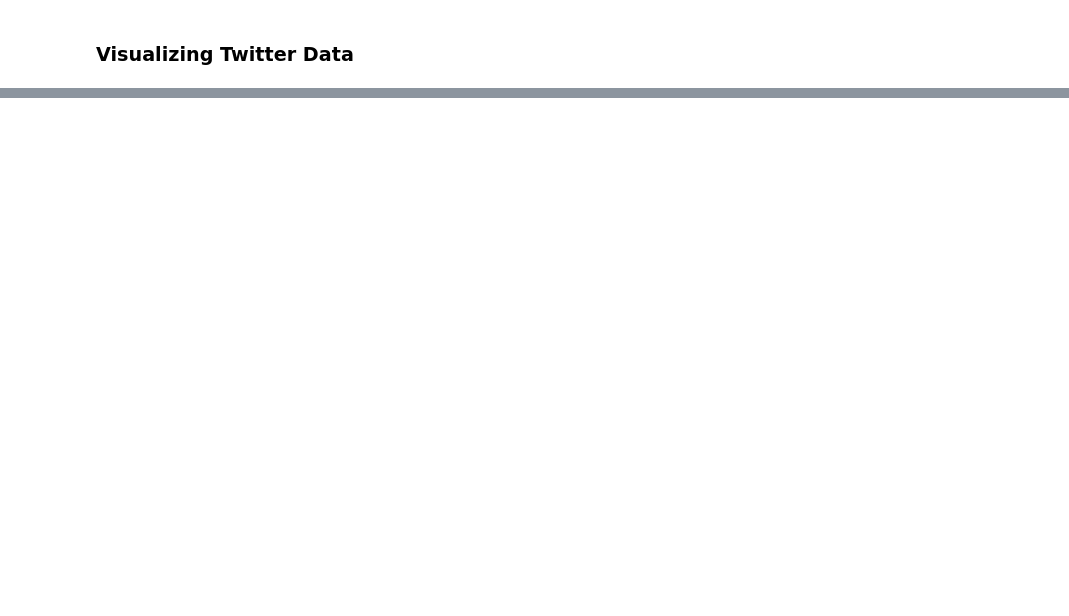
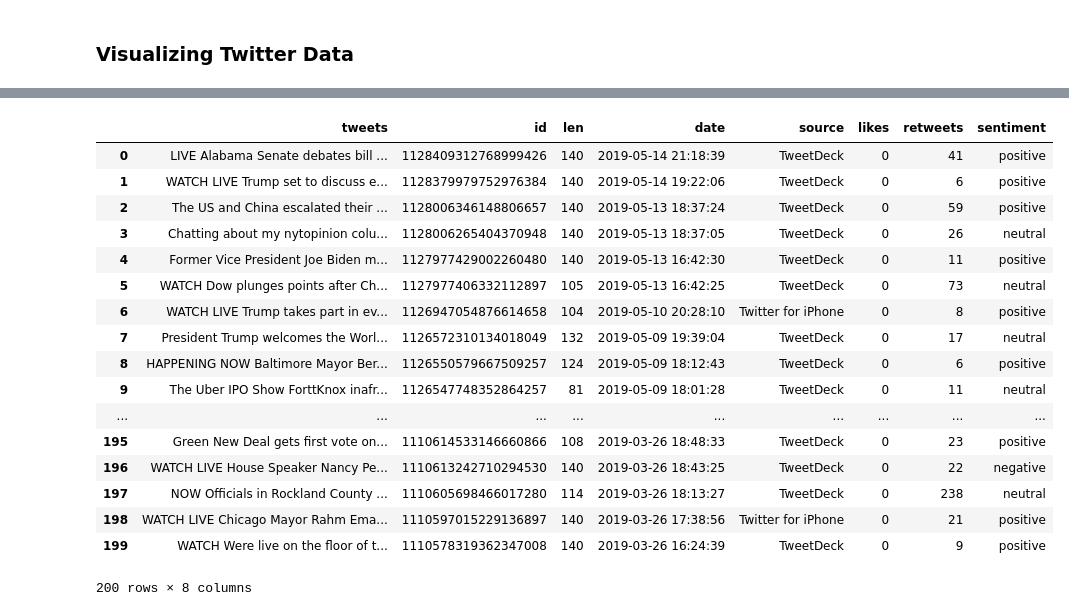
Before and after one commit to bondxue/FRE9733-Big-Data-in-Finance, a Jupyter notebook: FinalProject-SocialMediaSentimentAnalysis/Final_Project_Social_Media_Sentiment_Analysis.ipynb, the cells around one changed output, grey strips where cells are left out. Cells and saved outputs as stored; diff of their text form; code cells hidden in the pictures; blank space fills up the shorter version.

```diff
--- a/FinalProject-SocialMediaSentimentAnalysis/Final_Project_Social_Media_Sentiment_Analysis.ipynb
+++ b/FinalProject-SocialMediaSentimentAnalysis/Final_Project_Social_Media_Sentiment_Analysis.ipynb
@@ -87,0 +151,24 @@ blob.translate(to="es")  # 'La amenaza titular de The Blob...'
+# %%
+import re as regex
+data = TwitterData_Cleansing(df)
+data.cleanup(TwitterCleanuper())
+data.processed_data.head(200)
+# %% [output]
+|  | tweets | id | len | date | source | likes | retweets | sentiment |
+| 0 | LIVE Alabama Senate debates bill ... | 1128409312768999426 | 140 | 2019-05-14 21:18:39 | TweetDeck | 0 | 41 | positive |
+| 1 | WATCH LIVE Trump set to discuss e... | 1128379979752976384 | 140 | 2019-05-14 19:22:06 | TweetDeck | 0 | 6 | positive |
+| 2 | The US and China escalated their ... | 1128006346148806657 | 140 | 2019-05-13 18:37:24 | TweetDeck | 0 | 59 | positive |
+| 3 | Chatting about my nytopinion colu... | 1128006265404370948 | 140 | 2019-05-13 18:37:05 | TweetDeck | 0 | 26 | neutral |
+| 4 | Former Vice President Joe Biden m... | 1127977429002260480 | 140 | 2019-05-13 16:42:30 | TweetDeck | 0 | 11 | positive |
+| 5 | WATCH Dow plunges points after Ch... | 1127977406332112897 | 105 | 2019-05-13 16:42:25 | TweetDeck | 0 | 73 | neutral |
+| 6 | WATCH LIVE Trump takes part in ev... | 1126947054876614658 | 104 | 2019-05-10 20:28:10 | Twitter for iPhone | 0 | 8 | positive |
+| 7 | President Trump welcomes the Worl... | 1126572310134018049 | 132 | 2019-05-09 19:39:04 | TweetDeck | 0 | 17 | neutral |
+| 8 | HAPPENING NOW Baltimore Mayor Ber... | 1126550579667509257 | 124 | 2019-05-09 18:12:43 | TweetDeck | 0 | 6 | positive |
+| 9 | The Uber IPO Show ForttKnox inafr... | 1126547748352864257 | 81 | 2019-05-09 18:01:28 | TweetDeck | 0 | 11 | neutral |
+| ... | ... | ... | ... | ... | ... | ... | ... | ... |
+| 195 | Green New Deal gets first vote on... | 1110614533146660866 | 108 | 2019-03-26 18:48:33 | TweetDeck | 0 | 23 | positive |
+| 196 | WATCH LIVE House Speaker Nancy Pe... | 1110613242710294530 | 140 | 2019-03-26 18:43:25 | TweetDeck | 0 | 22 | negative |
+| 197 | NOW Officials in Rockland County ... | 1110605698466017280 | 114 | 2019-03-26 18:13:27 | TweetDeck | 0 | 238 | neutral |
+| 198 | WATCH LIVE Chicago Mayor Rahm Ema... | 1110597015229136897 | 140 | 2019-03-26 17:38:56 | Twitter for iPhone | 0 | 21 | positive |
+| 199 | WATCH Were live on the floor of t... | 1110578319362347008 | 140 | 2019-03-26 16:24:39 | TweetDeck | 0 | 9 | positive |
+200 rows × 8 columns
```
Also changed, not shown: parts of 13 cells of this notebook, 2 other files.
